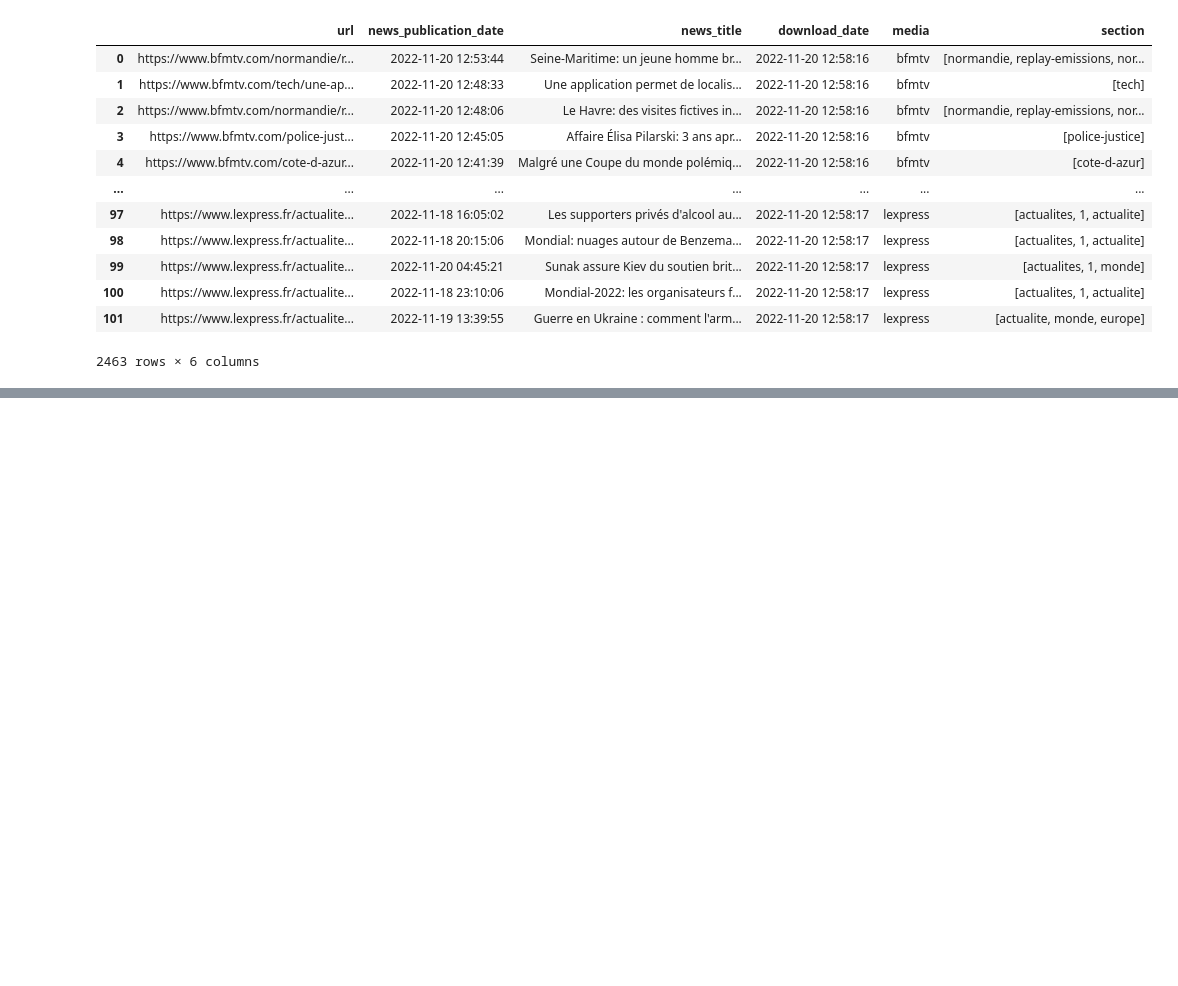
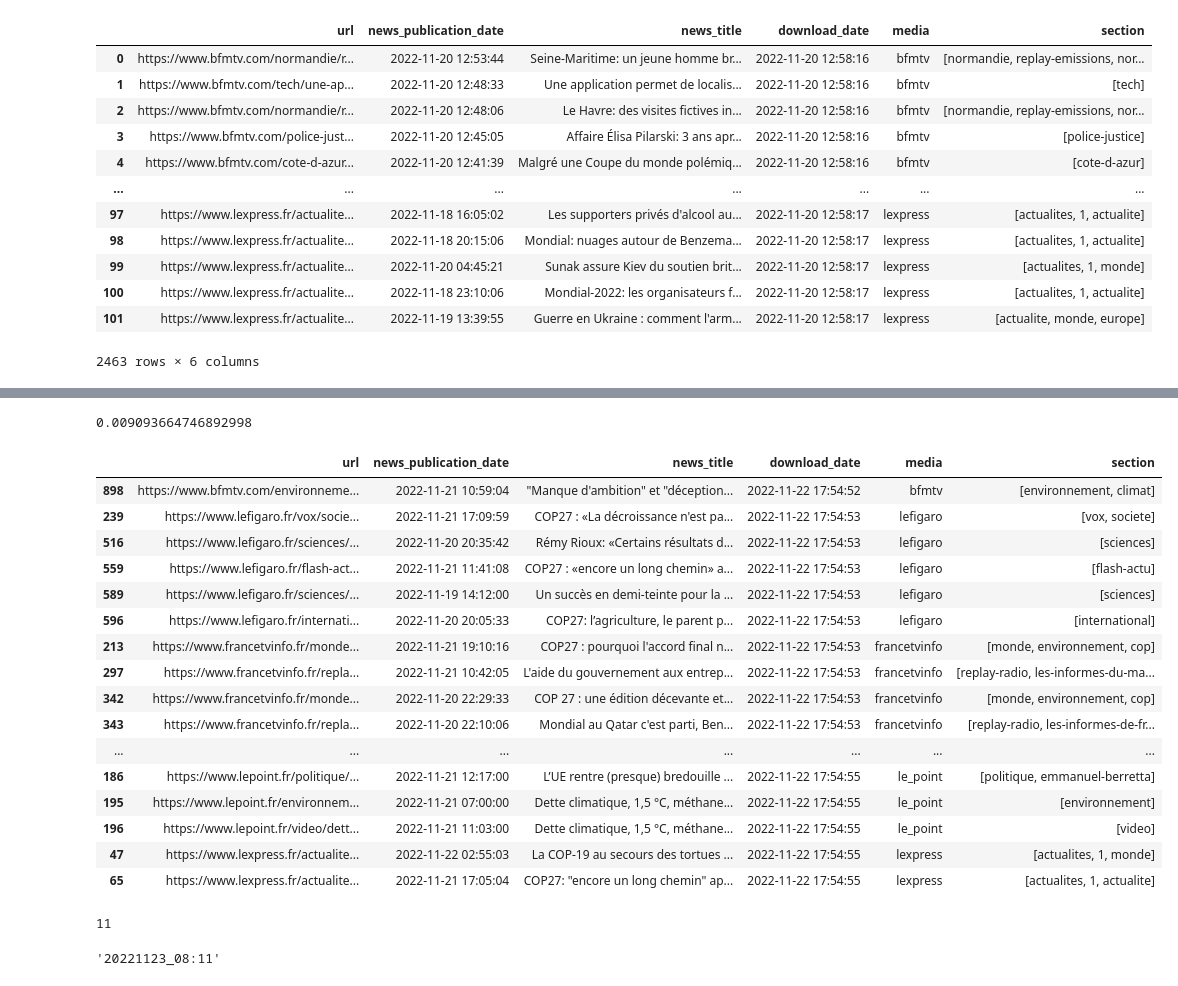
Before and after one commit to dataforgoodfr/quotaclimat, a Jupyter notebook: notebooks/Media articles crawler.ipynb, the cells around one changed output, grey strips where cells are left out. Drawn from its saved outputs; the diff is of its cells as text; code cells hidden in the pictures; blank space fills up the shorter version.

```diff
--- a/notebooks/Media articles crawler.ipynb
+++ b/notebooks/Media articles crawler.ipynb
@@ -16,52 +18,60 @@ media_config = {
     "bfmtv": {
         "sitemap_index": None,
         "sitemap_url": "https://www.bfmtv.com/sitemap_news.xml",
-        "regex_section": r"^https:\/\/www\.bfmtv\.com\/(?P<section>[\/\w-]*)\/.+$"
+        "regex_section": r"^https:\/\/www\.bfmtv\.com\/(?P<section>[\/\w-]*)\/.+$",
+        "type": "tv"
     },
     "lefigaro": {
         "sitemap_index": None,
         "sitemap_url": "https://www.lefigaro.fr/sitemap_news.xml",
-        "regex_section": r"^https:\/\/www\.lefigaro\.fr\/(?P<section>[\/\w-]*)\/.+$"
+        "regex_section": r"^https:\/\/www\.lefigaro\.fr\/(?P<section>[\/\w-]*)\/.+$",
+        "type": "webpress"
     },
     "francetvinfo": {
         "sitemap_index": None,
         "sitemap_url": "https://www.francetvinfo.fr/sitemap_news.xml",
-        "regex_section": r"^https:\/\/www\.francetvinfo\.fr\/(?P<section>[\/\w-]*)\/.+$"
+        "regex_section": r"^https:\/\/www\.francetvinfo\.fr\/(?P<section>[\/\w-]*)\/.+$",
+        "type": "tv"
     },
     "lemonde": {
         "sitemap_index": None,
         "sitemap_url": "https://www.lemonde.fr/sitemap_news.xml",
-        "regex_section": r"^https:\/\/www\.lemonde\.fr\/(?P<section>[\/\w-]*)\/.+$"
+        "regex_section": r"^https:\/\/www\.lemonde\.fr\/(?P<section>[\/\w-]*)\/.+$",
     },
 
     "20_minutes": {
         "sitemap_index": None,
         "sitemap_url": "https://www.20minutes.fr/sitemap-news.xml",
-        "regex_section": r"^https:\/\/www\.20minutes\.fr\/(?P<section>[\/\w-]*)\/.+$"
+        "regex_section": r"^https:\/\/www\.20minutes\.fr\/(?P<section>[\/\w-]*)\/.+$",
+        "type": "webpress"
     },
 
     "liberation": {
         "sitemap_index": None,
         "sitemap_url": "https://www.liberation.fr/arc/outboundfeeds/sitemap_news.xml?outputType=xml",
-        "regex_section": r"^https:\/\/www\.liberation\.fr\/(?P<section>[\/\w-]*)\/.+$"
+        "regex_section": r"^https:\/\/www\.liberation\.fr\/(?P<section>[\/\w-]*)\/.+$",
+        "type": "webpress"
     },
 
     "nouvel_obs": {
         "sitemap_index": None,
         "sitemap_url": "https://www.nouvelobs.com/sitemap-articles-news.xml",
-        "regex_section": r"^https:\/\/www\.nouvelobs\.com\/(?P<section>[\/\w-]*)\/.+$"
+        "regex_section": r"^https:\/\/www\.nouvelobs\.com\/(?P<section>[\/\w-]*)\/.+$",
+        "type": "webpress"
     },
 
     "le_point": {
         "sitemap_index": None,
         "sitemap_url": "https://www.lepoint.fr/sitemap-news.xml",
-        "regex_section": r"^https:\/\/www\.lepoint\.fr\/(?P<section>[\/\w-]*)\/.+$"
+        "regex_section": r"^https:\/\/www\.lepoint\.fr\/(?P<section>[\/\w-]*)\/.+$",
+        "type": "webpress"
     },
 
     "lexpress": {
         "sitemap_index": None,
         "sitemap_url": "https://www.lexpress.fr/sitemap_actu_1.xml",
-        "regex_section": r"^https:\/\/www\.lexpress\.fr\/(?P<section>[\/\w-]*)\/.+$"
+        "regex_section": r"^https:\/\/www\.lexpress\.fr\/(?P<section>[\/\w-]*)\/.+$",
+        "type": "webpress"
     }
 
 }
@@ -149,3 +159,6 @@ df
 | 100 | https://www.lexpress.fr/actualite... | 2022-11-18 23:10:06 | Mondial-2022: les organisateurs f... | 2022-11-20 12:58:17 | lexpress | [actualites, 1, actualite] |
 | 101 | https://www.lexpress.fr/actualite... | 2022-11-19 13:39:55 | Guerre en Ukraine : comment l'arm... | 2022-11-20 12:58:17 | lexpress | [actualite, monde, europe] |
 2463 rows × 6 columns
+# %%
+df = run()
+df
@@ -151,0 +204,24 @@ df
+# %%
+len(df[df.news_title.str.contains("COP")])/len(df)
+# %% [output]
+0.009093664746892998
+# %%
+df[df.news_title.str.contains("COP")]
+# %% [output]
+|  | url | news_publication_date | news_title | download_date | media | section |
+| 898 | https://www.bfmtv.com/environneme... | 2022-11-21 10:59:04 | "Manque d'ambition" et "déception... | 2022-11-22 17:54:52 | bfmtv | [environnement, climat] |
+| 239 | https://www.lefigaro.fr/vox/socie... | 2022-11-21 17:09:59 | COP27 : «La décroissance n'est pa... | 2022-11-22 17:54:53 | lefigaro | [vox, societe] |
+| 516 | https://www.lefigaro.fr/sciences/... | 2022-11-20 20:35:42 | Rémy Rioux: «Certains résultats d... | 2022-11-22 17:54:53 | lefigaro | [sciences] |
+| 559 | https://www.lefigaro.fr/flash-act... | 2022-11-21 11:41:08 | COP27 : «encore un long chemin» a... | 2022-11-22 17:54:53 | lefigaro | [flash-actu] |
+| 589 | https://www.lefigaro.fr/sciences/... | 2022-11-19 14:12:00 | Un succès en demi-teinte pour la ... | 2022-11-22 17:54:53 | lefigaro | [sciences] |
+| 596 | https://www.lefigaro.fr/internati... | 2022-11-20 20:05:33 | COP27: l’agriculture, le parent p... | 2022-11-22 17:54:53 | lefigaro | [international] |
+| 213 | https://www.francetvinfo.fr/monde... | 2022-11-21 19:10:16 | COP27 : pourquoi l'accord final n... | 2022-11-22 17:54:53 | francetvinfo | [monde, environnement, cop] |
+| 297 | https://www.francetvinfo.fr/repla... | 2022-11-21 10:42:05 | L'aide du gouvernement aux entrep... | 2022-11-22 17:54:53 | francetvinfo | [replay-radio, les-informes-du-ma... |
+| 342 | https://www.francetvinfo.fr/monde... | 2022-11-20 22:29:33 | COP 27 : une édition décevante et... | 2022-11-22 17:54:53 | francetvinfo | [monde, environnement, cop] |
+| 343 | https://www.francetvinfo.fr/repla... | 2022-11-20 22:10:06 | Mondial au Qatar c'est parti, Ben... | 2022-11-22 17:54:53 | francetvinfo | [replay-radio, les-informes-de-fr... |
+| ... | ... | ... | ... | ... | ... | ... |
+| 186 | https://www.lepoint.fr/politique/... | 2022-11-21 12:17:00 | L’UE rentre (presque) bredouille ... | 2022-11-22 17:54:55 | le_point | [politique, emmanuel-berretta] |
+| 195 | https://www.lepoint.fr/environnem... | 2022-11-21 07:00:00 | Dette climatique, 1,5 °C, méthane... | 2022-11-22 17:54:55 | le_point | [environnement] |
+| 196 | https://www.lepoint.fr/video/dett... | 2022-11-21 11:03:00 | Dette climatique, 1,5 °C, méthane... | 2022-11-22 17:54:55 | le_point | [video] |
+| 47 | https://www.lexpress.fr/actualite... | 2022-11-22 02:55:03 | La COP-19 au secours des tortues ... | 2022-11-22 17:54:55 | lexpress | [actualites, 1, monde] |
+| 65 | https://www.lexpress.fr/actualite... | 2022-11-21 17:05:04 | COP27: "encore un long chemin" ap... | 2022-11-22 17:54:55 | lexpress | [actualites, 1, actualite] |
@@ -151,0 +252,4 @@ df
+# %%
+download_date.month
+# %% [output]
+11
@@ -151,0 +260,4 @@ df
+# %%
+datetime.today().strftime('%Y%m%d_%H:%m')
+# %% [output]
+'20221123_08:11'
```
Also changed, not shown: parts of 13 cells of this notebook, 2 other files.
